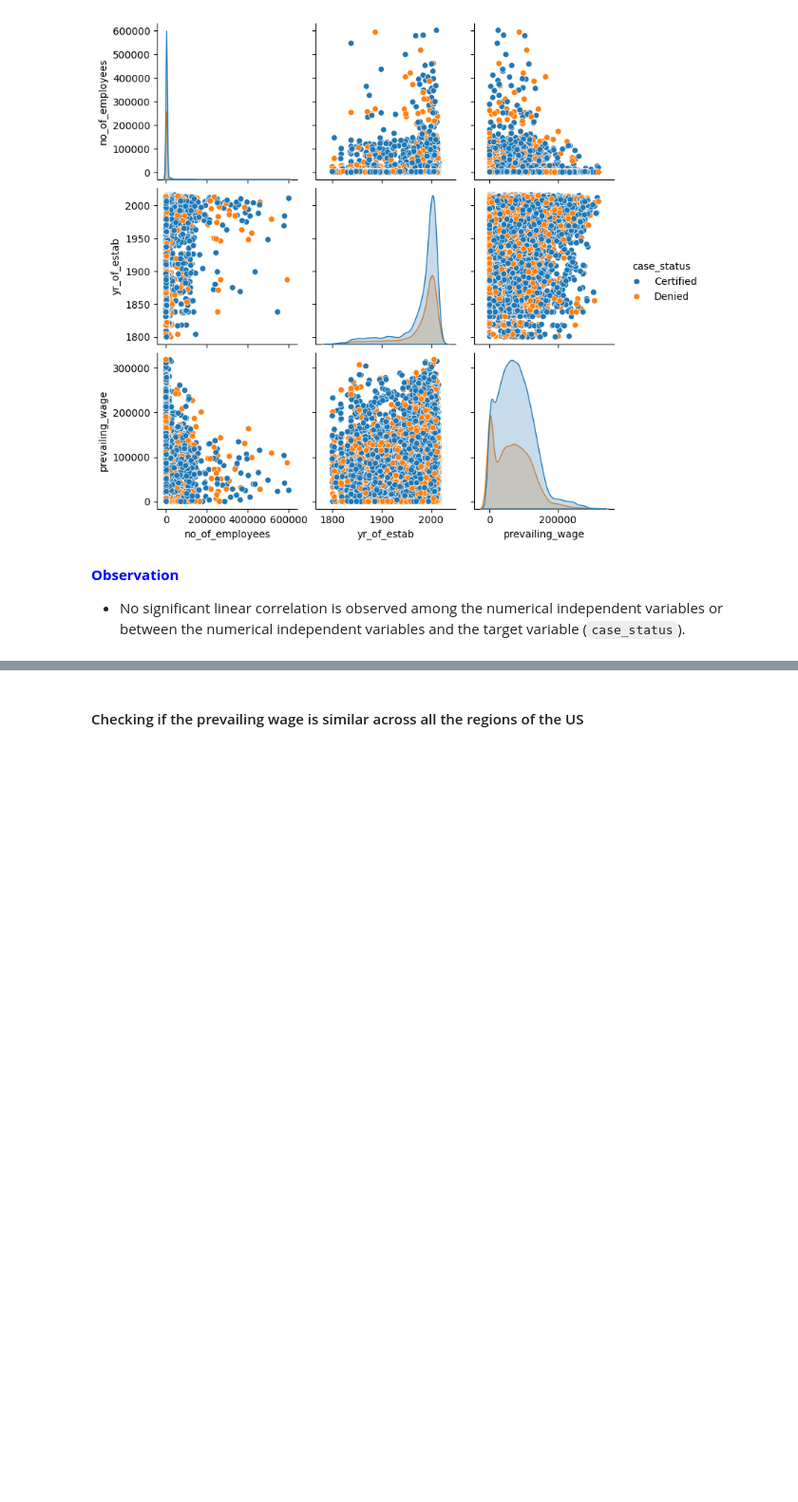
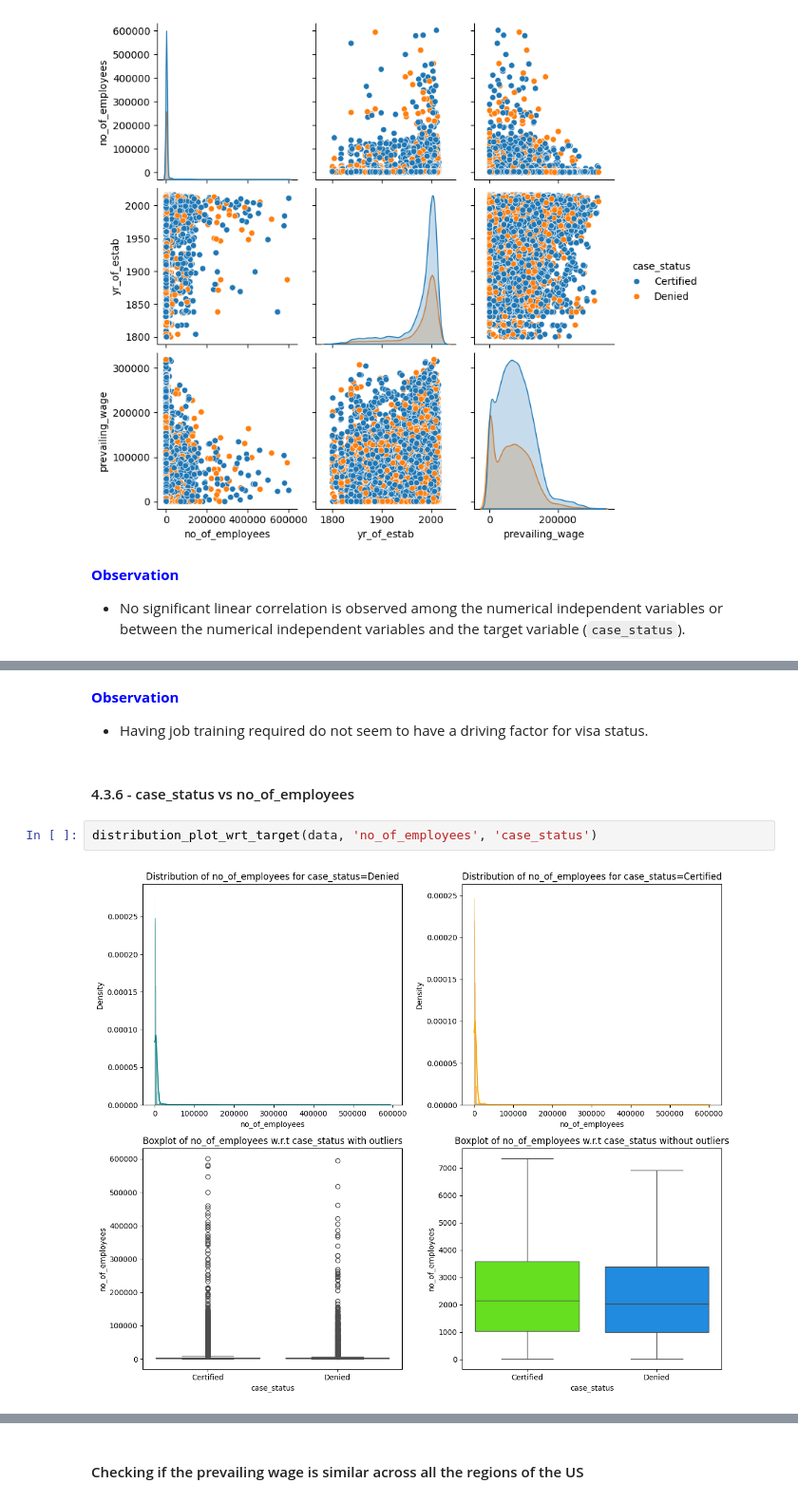
Before and after one commit to RashmiJK/PGP-AIML-EasyVisa-AML, a Jupyter notebook: easyvisa_modeling.ipynb, the cells around one changed output, grey strips where cells are left out. Shown at 95% size. Drawn from its saved outputs; the diff is of its cells as text; blank space fills up the shorter version.

```diff
--- a/easyvisa_modeling.ipynb
+++ b/easyvisa_modeling.ipynb
@@ -655,0 +735,9 @@ stacked_barplot('_____') ## Complete the code to plot stacked barplot for region
+# %% [markdown]
+<span style="color: blue;">**Observation**</span>
+* Having job training required do not seem to have a driving factor for visa status.
+# %% [markdown]
+#### 4.3.6 - case_status vs no_of_employees
+# %%
+distribution_plot_wrt_target(data, 'no_of_employees', 'case_status')
+# %% [output]
+[figure, added]
```
Also changed, not shown: parts of 21 cells of this notebook.
